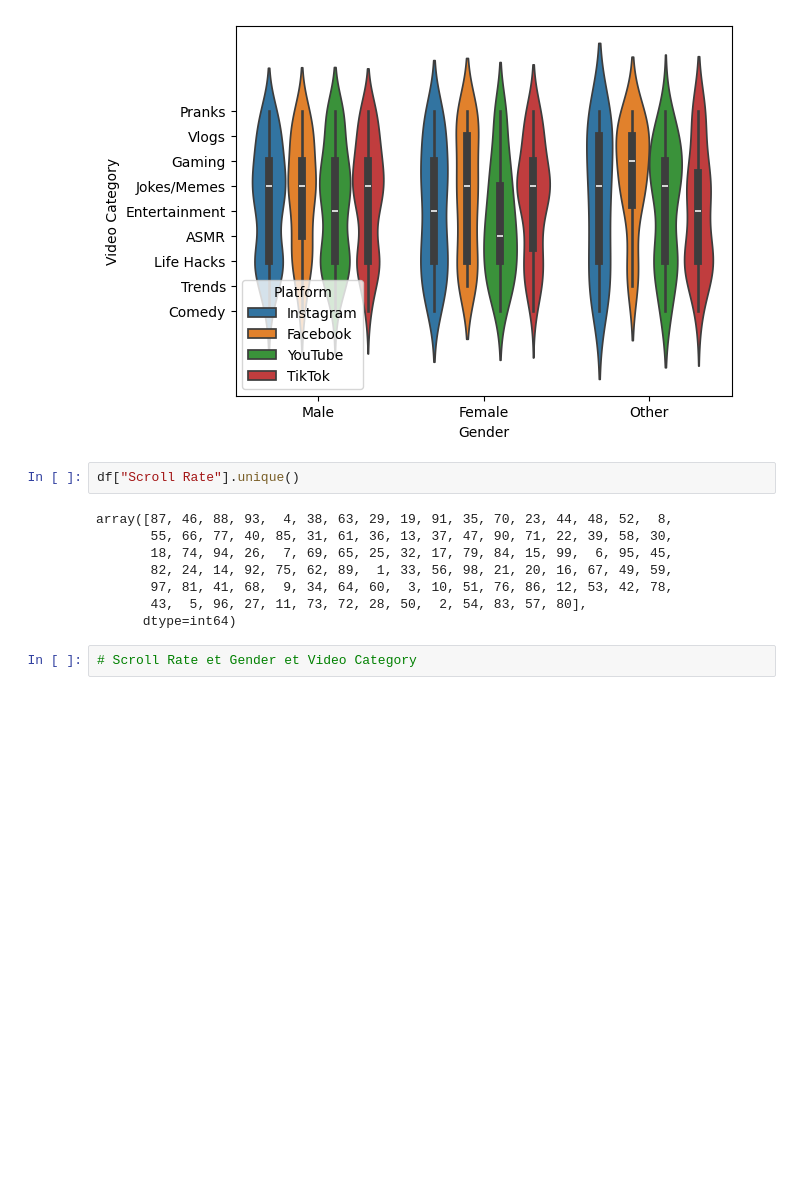
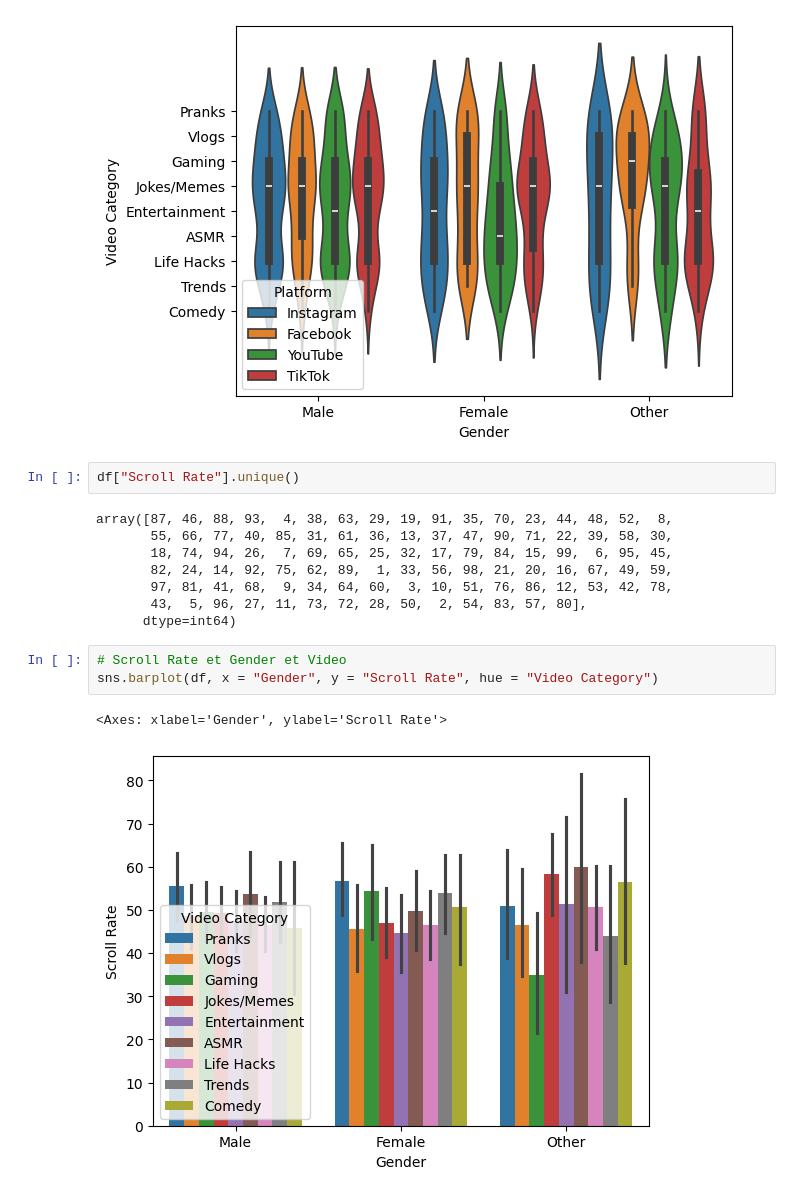
Before and after one commit to khelifaYacine/Menace-des-r-seaux-sociaux-, a Jupyter notebook: EDA_Temps_perdu_reseaux_sociaux.ipynb, the cells around one changed output. Saved outputs shown, nothing was run; the diff lists cells and outputs as text; blank space fills up the shorter version.

Commit message:
Scroll Rate

```diff
--- a/EDA_Temps_perdu_reseaux_sociaux.ipynb
+++ b/EDA_Temps_perdu_reseaux_sociaux.ipynb
@@ -205,4 +205,8 @@ array([87, 46, 88, 93,  4, 38, 63, 29, 19, 91, 35, 70, 23, 44, 48, 52,  8,
        43,  5, 96, 27, 11, 73, 72, 28, 50,  2, 54, 83, 57, 80],
       dtype=int64)
 # %%
-# Scroll Rate et Gender et Video Category
+# Scroll Rate et Gender et Video
+sns.barplot(df, x = "Gender", y = "Scroll Rate", hue = "Video Category")
+# %% [output]
+<Axes: xlabel='Gender', ylabel='Scroll Rate'>
+[figure, added]
```
